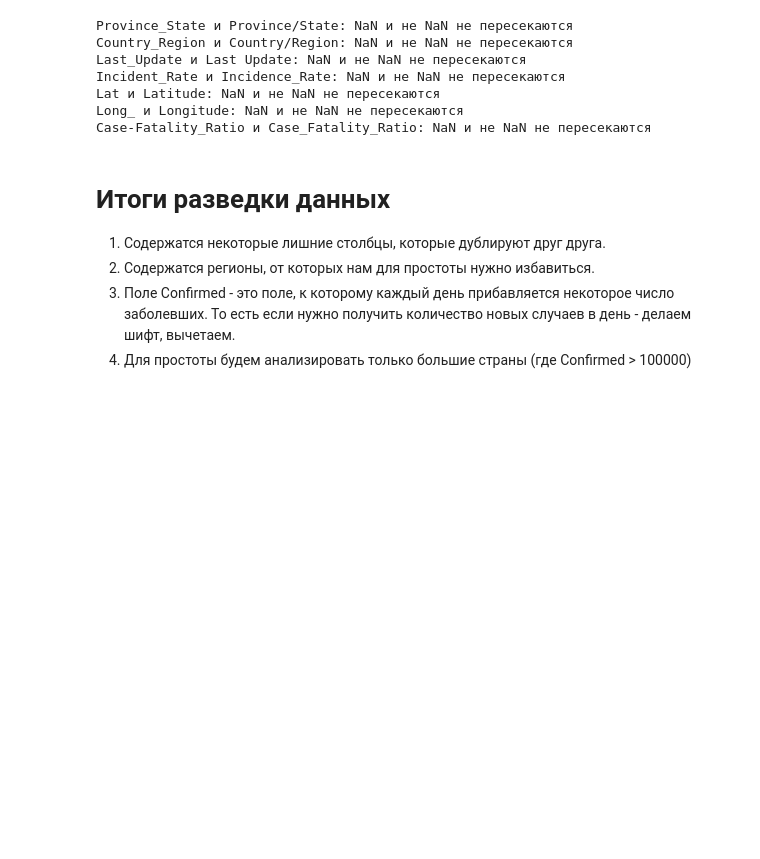
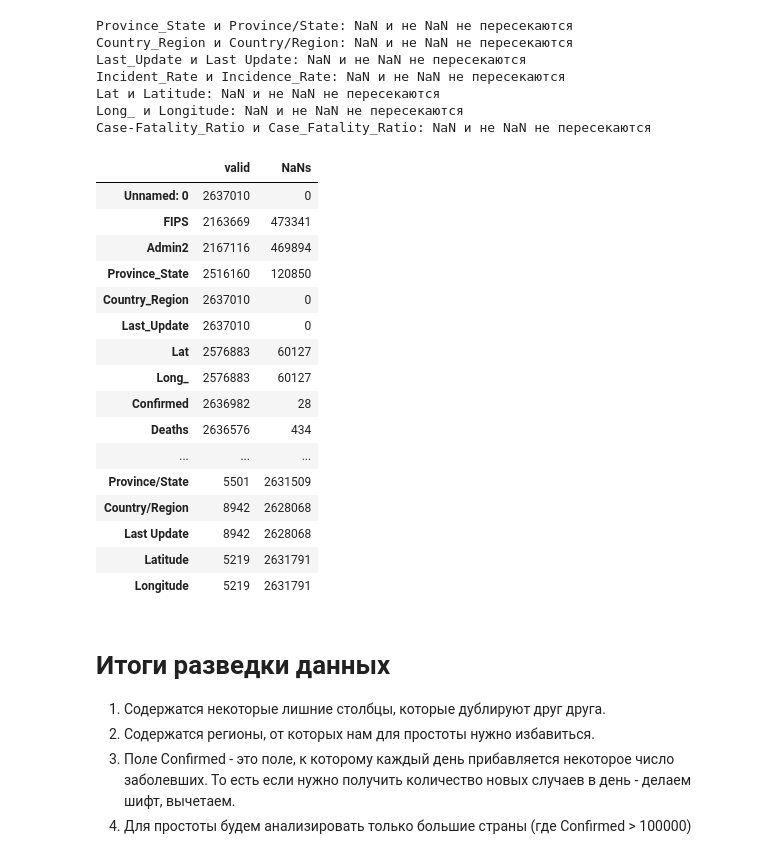
Before and after one commit to akitim/comptech-winter-school-2022_covid19-prediction, a Jupyter notebook: COVID-19_baseline.ipynb, the cells around one changed output. Cells and saved outputs as stored; diff of their text form; code cells hidden in the pictures; blank space fills up the shorter version.

```diff
--- a/COVID-19_baseline.ipynb
+++ b/COVID-19_baseline.ipynb
@@ -101,10 +101,13 @@ Data columns (total 22 columns):
 dtypes: float64(13), int64(1), object(8)
 memory usage: 462.7+ MB
 # %%
-valid_se = (~df.isna()).sum(axis=0)
-df_nans = pd.concat([valid_se, df.shape[0] - valid_se], axis=1)
-df_nans.columns = ['valid', 'NaNs']
-df_nans
+def df_nans_calc(df):
+    valid_se = (~df.isna()).sum(axis=0)
+    df_nans = pd.concat([valid_se, df.shape[0] - valid_se], axis=1)
+    df_nans.columns = ['valid', 'NaNs']
+    return df_nans
+
+df_nans_calc(df)
 # %% [output]
 |  | valid | NaNs |
 | Unnamed: 0 | 2637010 | 0 |
@@ -155,6 +158,26 @@ Case-Fatality_Ratio и Case_Fatality_Ratio: NaN и не NaN не пересек
 for pair in duplicates:
     df.loc[~df[pair[1]].isna(), pair[0]] = df.loc[~df[pair[1]].isna(), pair[1]]
     # df[pair[0]][~df[pair[1]].isna()] = df[pair[1]]
+# %%
+df_nans_calc(df)
+# %% [output]
+|  | valid | NaNs |
+| Unnamed: 0 | 2637010 | 0 |
+| FIPS | 2163669 | 473341 |
+| Admin2 | 2167116 | 469894 |
+| Province_State | 2516160 | 120850 |
+| Country_Region | 2637010 | 0 |
+| Last_Update | 2637010 | 0 |
+| Lat | 2576883 | 60127 |
+| Long_ | 2576883 | 60127 |
+| Confirmed | 2636982 | 28 |
+| Deaths | 2636576 | 434 |
+| ... | ... | ... |
+| Province/State | 5501 | 2631509 |
+| Country/Region | 8942 | 2628068 |
+| Last Update | 8942 | 2628068 |
+| Latitude | 5219 | 2631791 |
+| Longitude | 5219 | 2631791 |
 # %% [markdown]
 <h1>Итоги разведки данных</h1>
 <ol>
```
